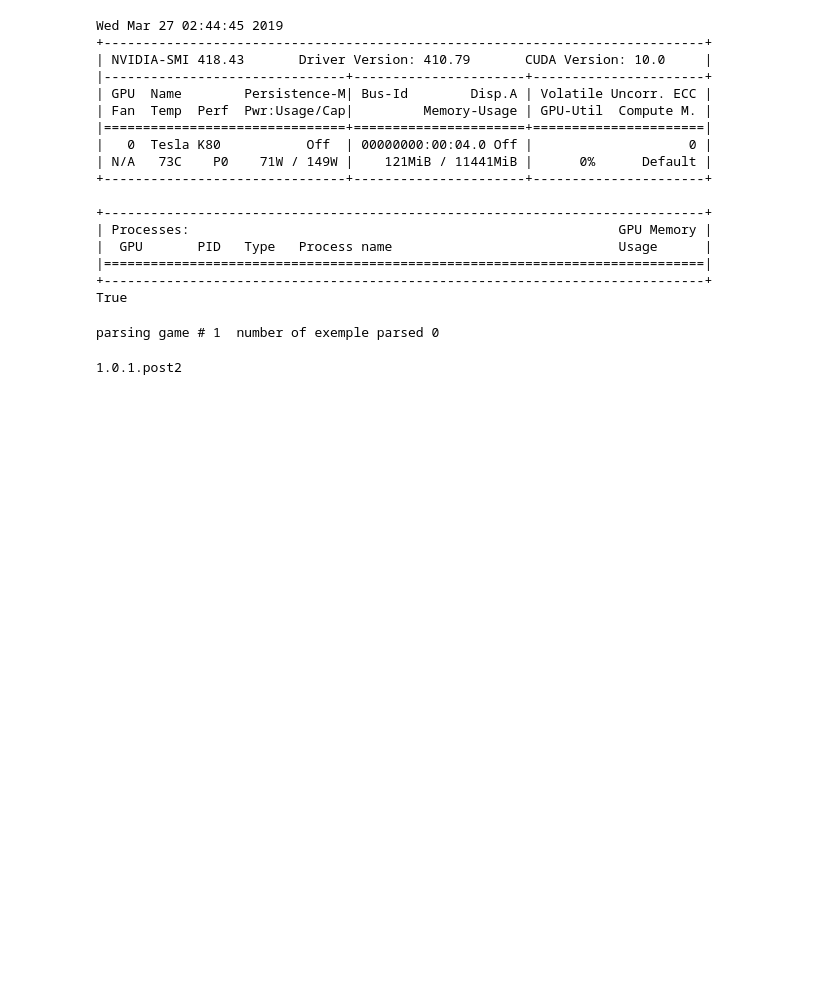
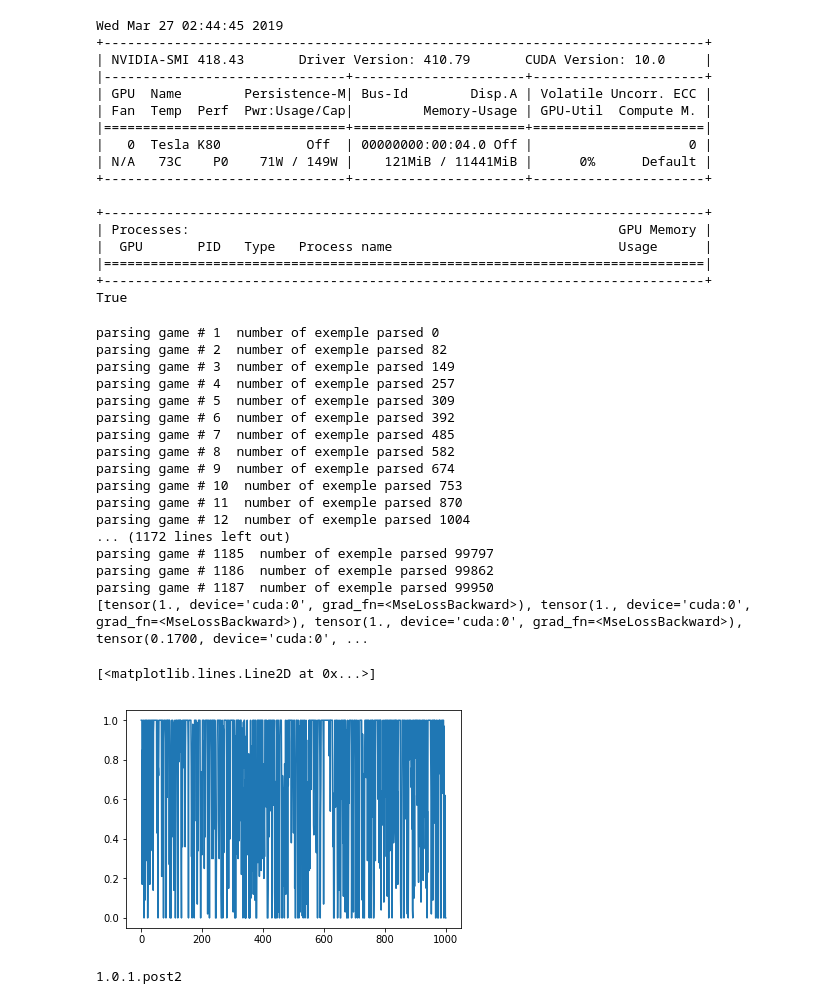
Before and after one commit to zinouzl/Gpu_Pytorch_Chess_engine-, a Jupyter notebook: chess_in_gpu.ipynb, the cells around one changed output. Drawn from its saved outputs; the diff is of its cells as text; code cells hidden in the pictures; blank space fills up the shorter version.

```diff
--- a/chess_in_gpu.ipynb
+++ b/chess_in_gpu.ipynb
@@ -293,7 +292,7 @@ Wed Mar 27 02:44:45 2019
 +-----------------------------------------------------------------------------+
 True
 # %%
-def get_dataset(data_size=100):
+def get_dataset(data_size=100000):
   X=[]
   Y=[]
   for file in os.listdir('./data'):
@@ -332,39 +331,64 @@ def get_dataset(data_size=100):
 
 
 
 
 torch.set_default_tensor_type('torch.DoubleTensor')
 X,Y = get_dataset()
 X = np.reshape(np.array(X,dtype=float),(-1,1,8,8))
 Y = np.array(Y)
 
 datachess = chessData(X,Y)
 model = NetModel()
 optimizer = optim.Adam(model.parameters())
-Batch = DataLoader(dataset=datachess,batch_size=1)
+Batch = DataLoader(dataset=datachess,batch_size=100)
 criterion = nn.MSELoss()
-def train_net(model,batch,criterion,optimizer,epoch=1):
+device = torch.device('cuda:0'if torch.cuda.is_available() else 'cpu')
+def train_net(model,batch,criterion,optimizer,device='cpu',epoch=1):
+  LOSS=[]
   for _ in range(epoch):
     for x,y in Batch:
 
-
-
+      model = model.to(device)
+      x,y = x.to(device),y.to(device)
       optimizer.zero_grad()
       #print(x.shape)
       yhat = model(x)
       #print(yhat)
       #print(yhat.shape)
       #print(y.shape)
 
       loss = criterion(yhat,y.double())
+      LOSS.append(loss)
       loss.backward()
       optimizer.step()
+  return LOSS
 
 
-
-train_net(model,Batch,criterion,optimizer)
+l = train_net(model,Batch,criterion,optimizer,device)
+print(l[0:20])
+import matplotlib.pyplot as plt
+# somthing wrong !!!
+plt.plot(l)
 # %% [output]
 parsing game # 1  number of exemple parsed 0
+parsing game # 2  number of exemple parsed 82
+parsing game # 3  number of exemple parsed 149
+parsing game # 4  number of exemple parsed 257
+parsing game # 5  number of exemple parsed 309
+parsing game # 6  number of exemple parsed 392
+parsing game # 7  number of exemple parsed 485
+parsing game # 8  number of exemple parsed 582
+parsing game # 9  number of exemple parsed 674
+parsing game # 10  number of exemple parsed 753
+parsing game # 11  number of exemple parsed 870
+parsing game # 12  number of exemple parsed 1004
+... (1172 lines left out)
+parsing game # 1185  number of exemple parsed 99797
+parsing game # 1186  number of exemple parsed 99862
+parsing game # 1187  number of exemple parsed 99950
+[tensor(1., device='cuda:0', grad_fn=<MseLossBackward>), tensor(1., device='cuda:0', grad_fn=<MseLossBackward>), tensor(1., device='cuda:0', grad_fn=<MseLossBackward>), tensor(0.1700, device='cuda:0', ...
+[<matplotlib.lines.Line2D at 0x...>]
+[figure, added]
 # %%
 #!cat /proc/cpuinfo
 import torch
```
Also changed, not shown: parts of 4 cells of this notebook.
